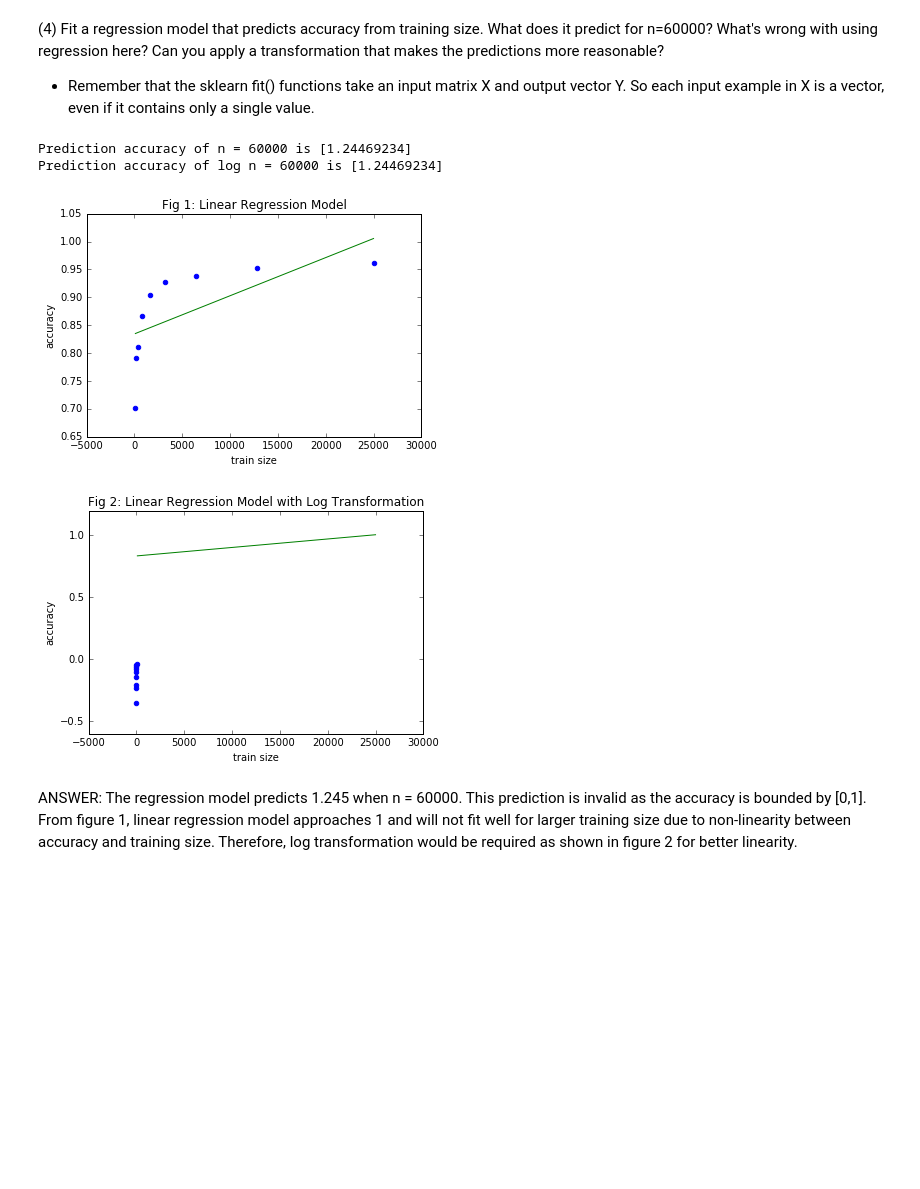
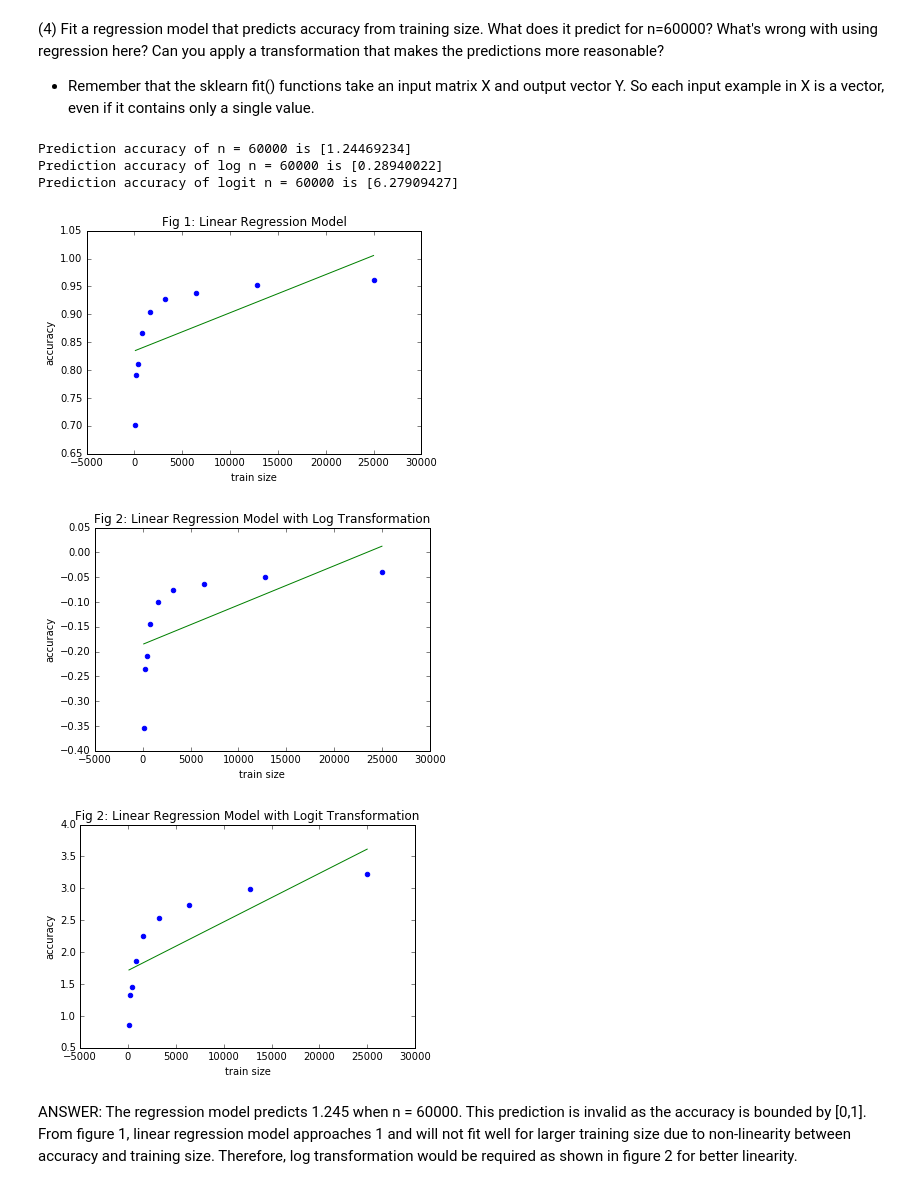
Before and after one commit to jjpeh/W207, a Jupyter notebook: Project/Project1/JunJun_Peh_p1.ipynb, the cells around one changed output. Drawn from its saved outputs; the diff is of its cells as text; code cells hidden in the pictures; blank space fills up the shorter version.

```diff
--- a/Project/Project1/JunJun_Peh_p1.ipynb
+++ b/Project/Project1/JunJun_Peh_p1.ipynb
@@ -237,41 +237,63 @@ def P4(train_sizes):
 
     #print(regress_predict)
 
 
     # Log transformation for new prediction
 
+    def logit_transform(p):
+        return np.log(p/(1-p))
+
+    # this is log transform
     log_train_sizes = np.log(t_train_sizes)
     log_accuracies = np.log(t_accuracy)
     log_regress = LinearRegression()
-    log_regress.fit(log_train_sizes, log_accuracies)
-    log_regress_60k = regress.predict(np.array(60000).reshape(1,1))
+    log_regress.fit(t_train_sizes, log_accuracies)
+    log_regress_predict = log_regress.predict(t_train_sizes)
+    log_regress_60k = log_regress.predict(np.array(60000).reshape(1,1))
     print("Prediction accuracy of log n = 60000 is {}".format(log_regress_60k))
+
+    # this is logit transform
+    logit_accuracies = logit_transform(t_accuracy)
+    logit_regress = LinearRegression()
+    logit_regress.fit(t_train_sizes, logit_accuracies)
+    logit_regress_predict = logit_regress.predict(t_train_sizes)
+    logit_regress_60k = logit_regress.predict(np.array(60000).reshape(1,1))
+    print("Prediction accuracy of logit n = 60000 is {}".format(logit_regress_60k))
 
     #return(regress_predict)
 
     # Plots
     plt.figure(1)
-    plt.scatter(train_sizes, accuracies, color='blue')
+    plt.scatter(t_train_sizes, accuracies, color='blue')
     plt.xlabel('train size')
     plt.ylabel('accuracy')
     plt.title('Fig 1: Linear Regression Model')
-    plt.plot(train_sizes,regress_predict, color='green')
+    plt.plot(t_train_sizes,regress_predict, color='green')
 
     plt.figure(2)
-    plt.scatter(log_train_sizes, log_accuracies, color='blue')
+    plt.scatter(t_train_sizes, log_accuracies, color='blue')
     plt.xlabel('train size')
     plt.ylabel('accuracy')
     plt.title('Fig 2: Linear Regression Model with Log Transformation')
-    plt.plot(train_sizes,regress_predict, color='green')
+    plt.plot(t_train_sizes, log_regress_predict, color='green')
+
+    plt.figure(3)
+    plt.scatter(t_train_sizes, logit_accuracies, color='blue')
+    plt.xlabel('train size')
+    plt.ylabel('accuracy')
+    plt.title('Fig 2: Linear Regression Model with Logit Transformation')
+    plt.plot(t_train_sizes, logit_regress_predict, color='green')
 
 ### STUDENT END ###
 
 P4(train_sizes)
 # %% [output]
 Prediction accuracy of n = 60000 is [1.24469234]
-Prediction accuracy of log n = 60000 is [1.24469234]
+Prediction accuracy of log n = 60000 is [0.28940022]
+Prediction accuracy of logit n = 60000 is [6.27909427]
 [figure]
-[figure, old version]
+[figure, new version]
+[figure, added]
 # %% [markdown]
 ANSWER: The regression model predicts 1.245 when n = 60000. This prediction is invalid as the accuracy is bounded by [0,1]. From figure 1, linear regression model approaches 1 and will not fit well for larger training size due to non-linearity between accuracy and training size. Therefore, log transformation would be required as shown in figure 2 for better linearity.
 # %% [markdown]
```
Also changed, not shown: parts of 11 cells of this notebook.
